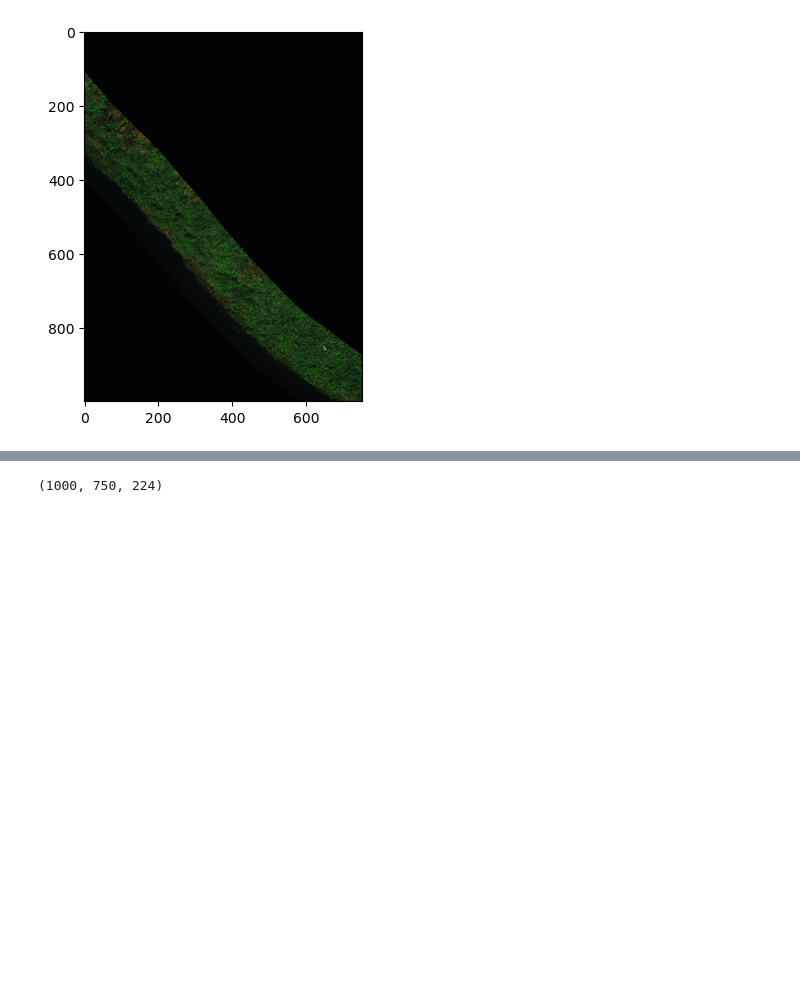
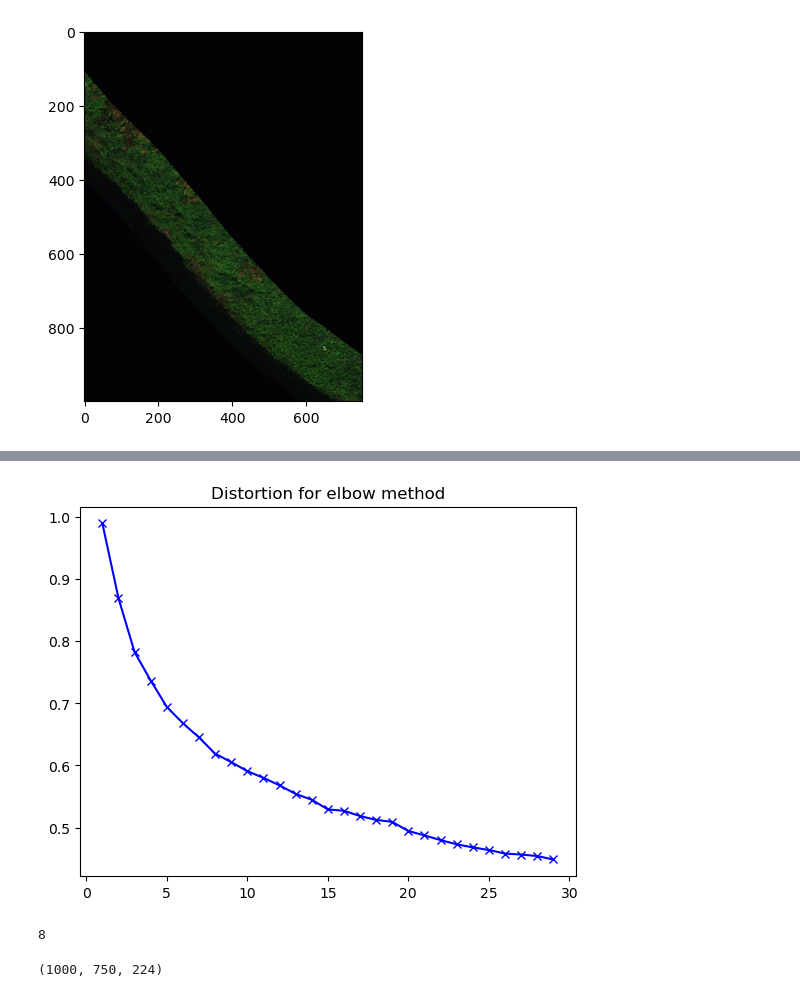
Before and after one commit to MattiasKockum/HyperSpectralImages_Unlabeled_Classification, a Jupyter notebook: ENSSAT_DATA.ipynb, the cells around one changed output, grey strips where cells are left out. Saved outputs shown, nothing was run; the diff lists cells and outputs as text; code cells hidden in the pictures; blank space fills up the shorter version.

```diff
--- a/ENSSAT_DATA.ipynb
+++ b/ENSSAT_DATA.ipynb
@@ -406,0 +395,11 @@ print(cluster_labels)
+# %%
+plt.plot(K, distortions, "b-x")
+plt.title('Distortion for elbow method')
+plt.show()
+# %% [output]
+[figure, added]
+# %%
+k = min([(i+1 , (i+1) ** 2 + (distortions[i] * len(distortions))**2) for i in range(len(distortions))], key=lambda x: x[1])[0]
+k
+# %% [output]
+8
```
Also changed, not shown: parts of 15 cells of this notebook.
